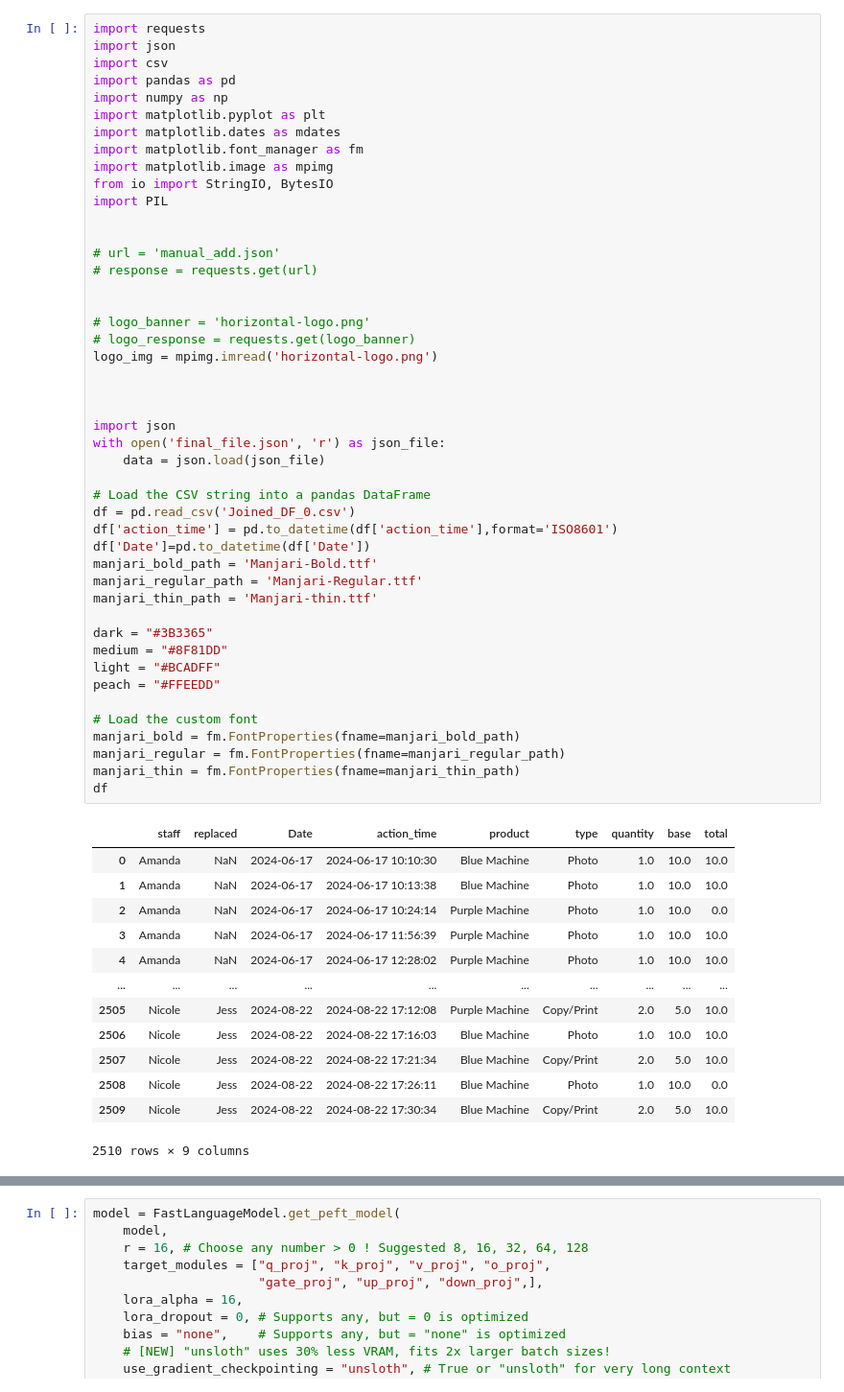
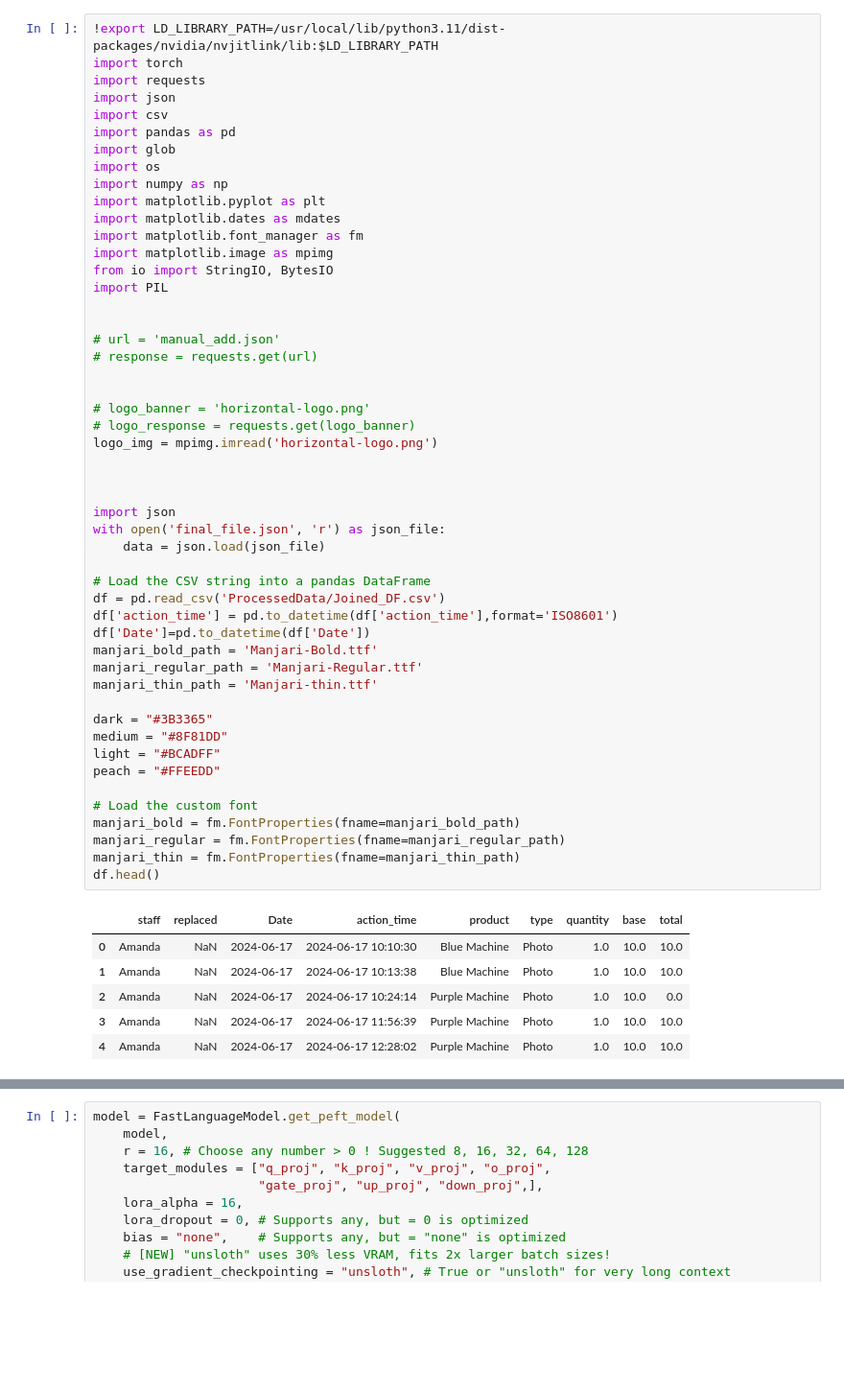
Before and after one commit to kasmello/ChoAI, a Jupyter notebook: Training_Notebook.ipynb, the cells around one changed output, grey strips where cells are left out. Shown at 96% size. Cells and saved outputs as stored; diff of their text form; blank space fills up the shorter version.

```diff
--- a/Training_Notebook.ipynb
+++ b/Training_Notebook.ipynb
@@ -13,8 +14,12 @@ xformers = "xformers==0.0.27" if V(__version__) < V("2.4.0") else "xformers"
 # %%
+!export LD_LIBRARY_PATH=/usr/local/lib/python3.11/dist-packages/nvidia/nvjitlink/lib:$LD_LIBRARY_PATH
+import torch
 import requests
 import json
 import csv
 import pandas as pd
+import glob
+import os
 import numpy as np
 import matplotlib.pyplot as plt
 import matplotlib.dates as mdates
@@ -34,39 +39,32 @@ logo_img = mpimg.imread('horizontal-logo.png')
 
 
 
 import json
 with open('final_file.json', 'r') as json_file:
     data = json.load(json_file)
 
 # Load the CSV string into a pandas DataFrame
-df = pd.read_csv('Joined_DF_0.csv')
+df = pd.read_csv('ProcessedData/Joined_DF.csv')
 df['action_time'] = pd.to_datetime(df['action_time'],format='ISO8601')
 df['Date']=pd.to_datetime(df['Date'])
 manjari_bold_path = 'Manjari-Bold.ttf'
 manjari_regular_path = 'Manjari-Regular.ttf'
 manjari_thin_path = 'Manjari-thin.ttf'
 
 dark = "#3B3365"
 medium = "#8F81DD"
 light = "#BCADFF"
 peach = "#FFEEDD"
 
 # Load the custom font
 manjari_bold = fm.FontProperties(fname=manjari_bold_path)
 manjari_regular = fm.FontProperties(fname=manjari_regular_path)
 manjari_thin = fm.FontProperties(fname=manjari_thin_path)
-df
+df.head()
 # %% [output]
 |  | staff | replaced | Date | action_time | product | type | quantity | base | total |
 | 0 | Amanda | NaN | 2024-06-17 | 2024-06-17 10:10:30 | Blue Machine | Photo | 1.0 | 10.0 | 10.0 |
 | 1 | Amanda | NaN | 2024-06-17 | 2024-06-17 10:13:38 | Blue Machine | Photo | 1.0 | 10.0 | 10.0 |
 | 2 | Amanda | NaN | 2024-06-17 | 2024-06-17 10:24:14 | Purple Machine | Photo | 1.0 | 10.0 | 0.0 |
 | 3 | Amanda | NaN | 2024-06-17 | 2024-06-17 11:56:39 | Purple Machine | Photo | 1.0 | 10.0 | 10.0 |
 | 4 | Amanda | NaN | 2024-06-17 | 2024-06-17 12:28:02 | Purple Machine | Photo | 1.0 | 10.0 | 10.0 |
-| ... | ... | ... | ... | ... | ... | ... | ... | ... | ... |
-| 2505 | Nicole | Jess | 2024-08-22 | 2024-08-22 17:12:08 | Purple Machine | Copy/Print | 2.0 | 5.0 | 10.0 |
-| 2506 | Nicole | Jess | 2024-08-22 | 2024-08-22 17:16:03 | Blue Machine | Photo | 1.0 | 10.0 | 10.0 |
-| 2507 | Nicole | Jess | 2024-08-22 | 2024-08-22 17:21:34 | Blue Machine | Copy/Print | 2.0 | 5.0 | 10.0 |
-| 2508 | Nicole | Jess | 2024-08-22 | 2024-08-22 17:26:11 | Blue Machine | Photo | 1.0 | 10.0 | 0.0 |
-| 2509 | Nicole | Jess | 2024-08-22 | 2024-08-22 17:30:34 | Blue Machine | Copy/Print | 2.0 | 5.0 | 10.0 |
-2510 rows × 9 columns
```
Also changed, not shown: parts of 4 cells of this notebook, 8 other files.
